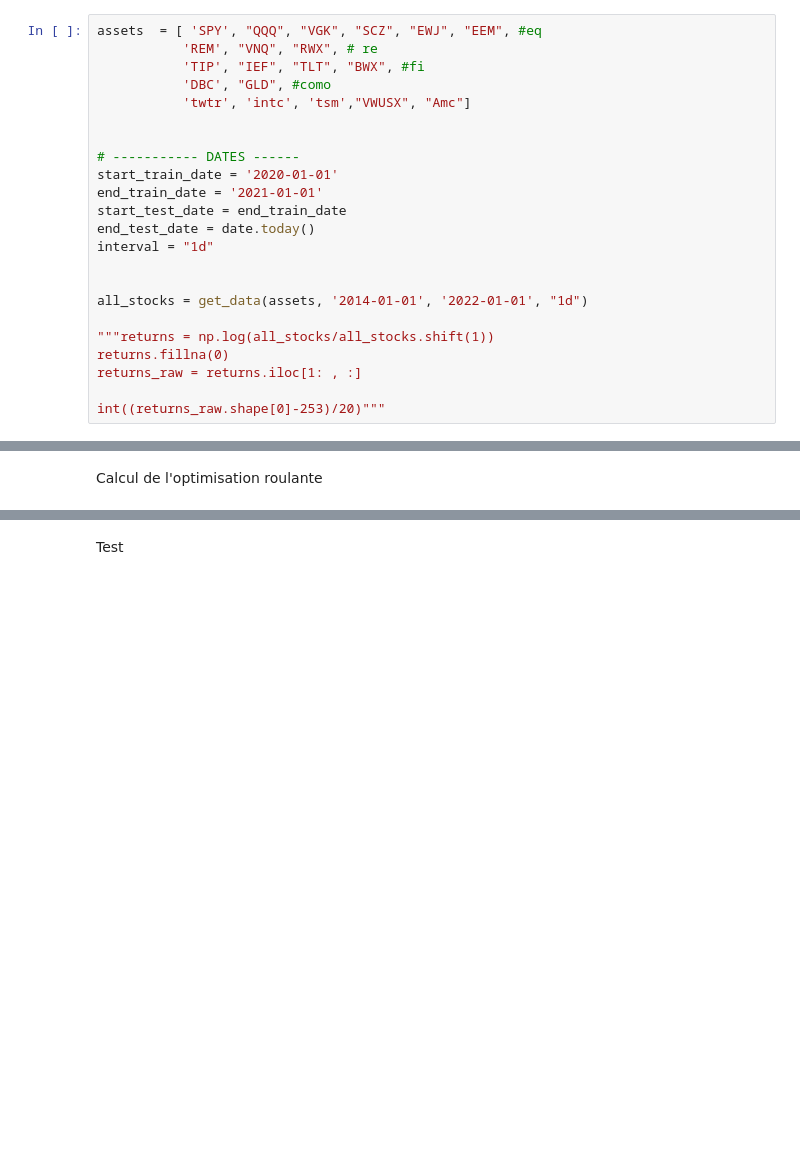
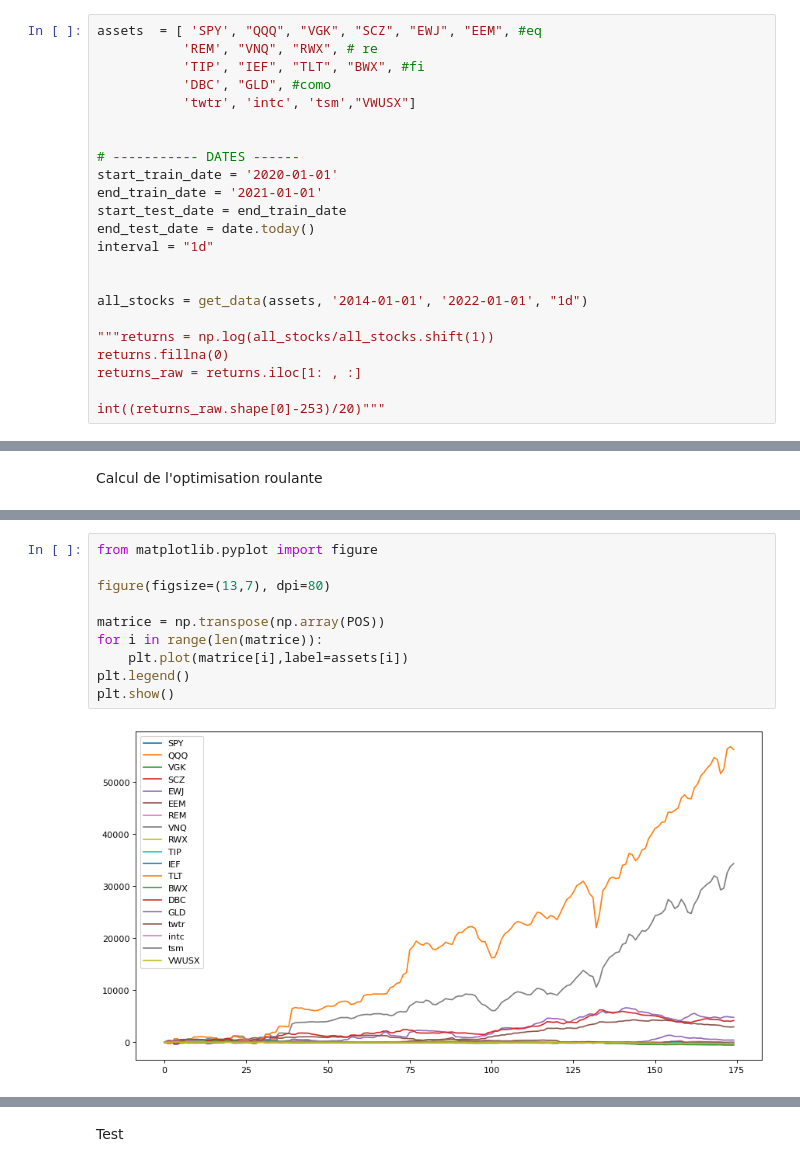
Before and after one commit to Armand-Morin/Portfolio_Optimization_Volga-Technologies, a Jupyter notebook: Tests_Malo.ipynb, the cells around one changed output, grey strips where cells are left out. Drawn from its saved outputs; the diff is of its cells as text; blank space fills up the shorter version.

```diff
--- a/Tests_Malo.ipynb
+++ b/Tests_Malo.ipynb
@@ -23,7 +31,7 @@ assets  = [ 'SPY', "QQQ", "VGK", "SCZ", "EWJ", "EEM", #eq
            'REM', "VNQ", "RWX", # re
            'TIP', "IEF", "TLT", "BWX", #fi
            'DBC', "GLD", #como
-           'twtr', 'intc', 'tsm',"VWUSX", "Amc"]
+           'twtr', 'intc', 'tsm',"VWUSX"]
 
 
 # ----------- DATES ------
@@ -277,2 +373,14 @@ Temps d'exécution: 1.2243714332580566
+# %%
+from matplotlib.pyplot import figure
+
+figure(figsize=(13,7), dpi=80)
+
+matrice = np.transpose(np.array(POS))
+for i in range(len(matrice)):
+    plt.plot(matrice[i],label=assets[i])
+plt.legend()
+plt.show()
+# %% [output]
+[figure, added]
 # %%
 print("Pente moyenne :", int(10000*argent_fait[-1]/(25))/10000,"par période")
```
Also changed, not shown: parts of 22 cells of this notebook.
